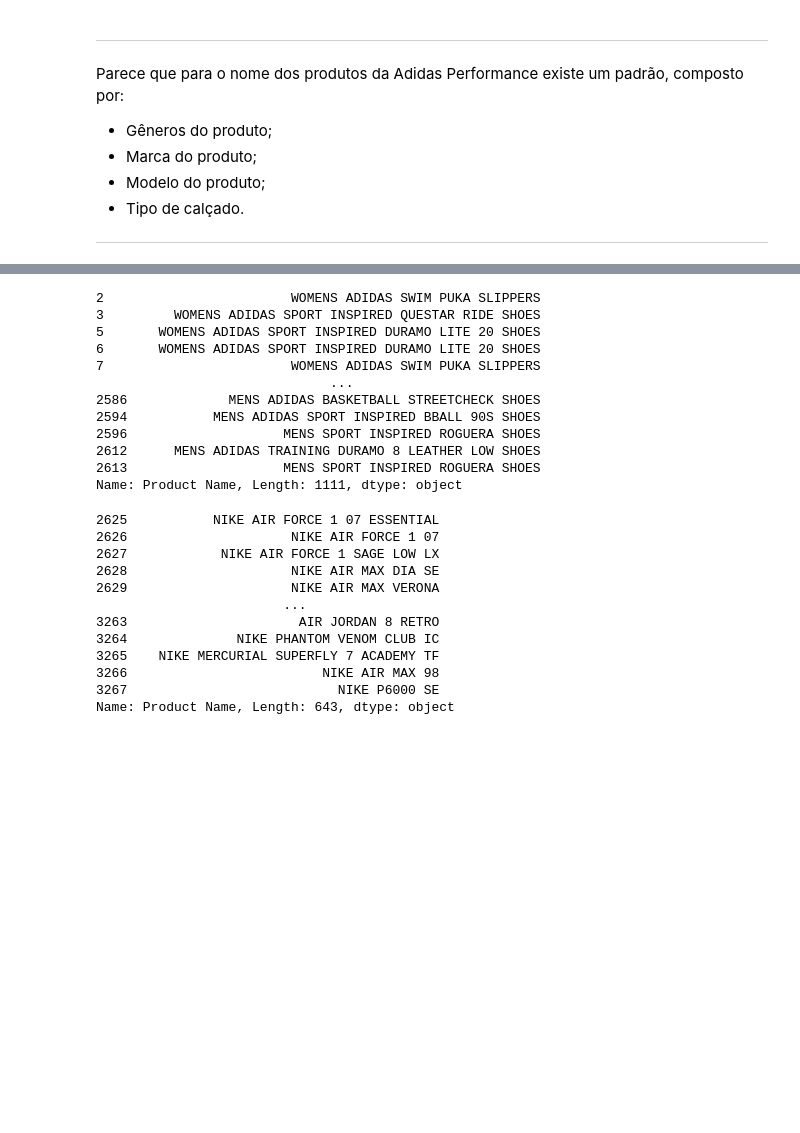
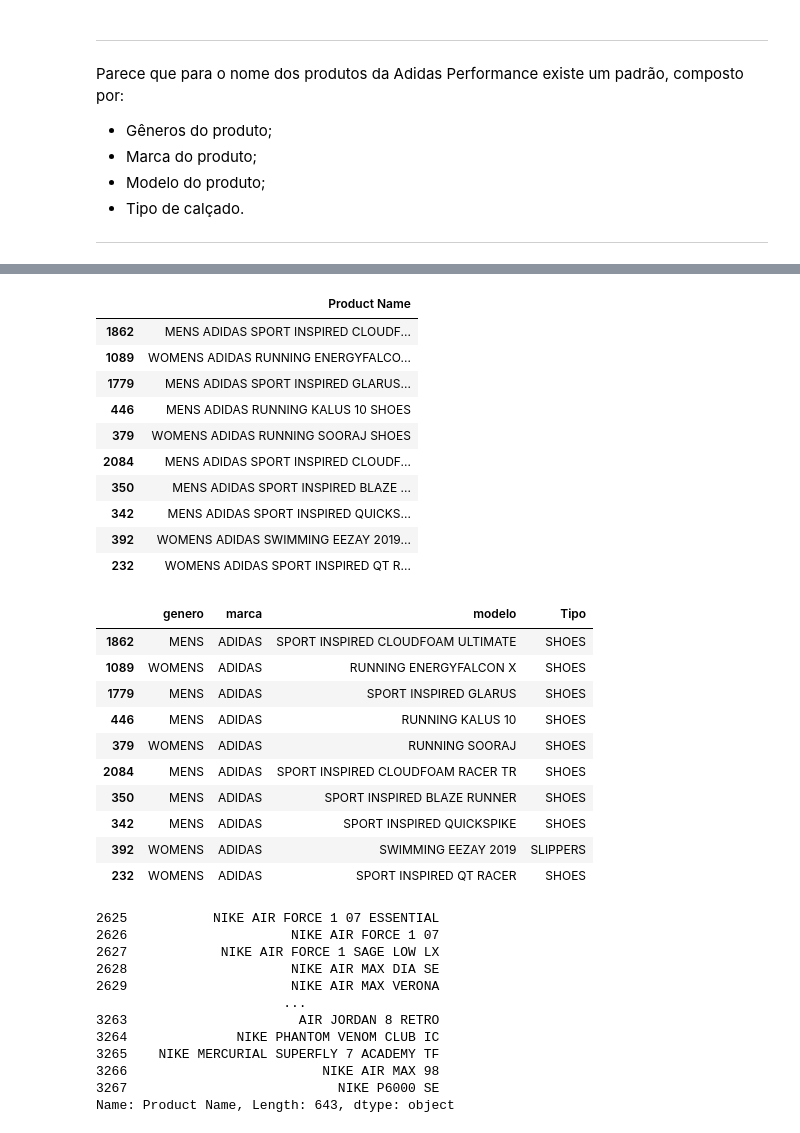
Before and after one commit to MaurilioGauss/AdidasVSNike_kaggle, a Jupyter notebook: CC_adidas_nike.ipynb, the cells around one changed output, grey strips where cells are left out. Saved outputs shown, nothing was run; the diff lists cells and outputs as text; code cells hidden in the pictures; blank space fills up the shorter version.

```diff
--- a/CC_adidas_nike.ipynb
+++ b/CC_adidas_nike.ipynb
@@ -365,15 +403,17 @@ AttributeError: 'NoneType' object has no attribute 'groupdict'
 # %%
-dados[dados['Brand']=='Adidas CORE / NEO']['Product Name']
+lista3 = dados[dados['Brand']=='Adidas CORE / NEO']['Product Name']
+lista3 = lista3.sample(10)
+lista3 = pd.DataFrame(lista3)
+lista3
 # %% [output]
-2                        WOMENS ADIDAS SWIM PUKA SLIPPERS
-3         WOMENS ADIDAS SPORT INSPIRED QUESTAR RIDE SHOES
-5       WOMENS ADIDAS SPORT INSPIRED DURAMO LITE 20 SHOES
-6       WOMENS ADIDAS SPORT INSPIRED DURAMO LITE 20 SHOES
-7                        WOMENS ADIDAS SWIM PUKA SLIPPERS
-                              ...
-2586             MENS ADIDAS BASKETBALL STREETCHECK SHOES
-2594           MENS ADIDAS SPORT INSPIRED BBALL 90S SHOES
-2596                    MENS SPORT INSPIRED ROGUERA SHOES
-2612      MENS ADIDAS TRAINING DURAMO 8 LEATHER LOW SHOES
-2613                    MENS SPORT INSPIRED ROGUERA SHOES
-Name: Product Name, Length: 1111, dtype: object
+|  | Product Name |
+| 1862 | MENS ADIDAS SPORT INSPIRED CLOUDF... |
+| 1089 | WOMENS ADIDAS RUNNING ENERGYFALCO... |
+| 1779 | MENS ADIDAS SPORT INSPIRED GLARUS... |
+| 446 | MENS ADIDAS RUNNING KALUS 10 SHOES |
+| 379 | WOMENS ADIDAS RUNNING SOORAJ SHOES |
+| 2084 | MENS ADIDAS SPORT INSPIRED CLOUDF... |
+| 350 | MENS ADIDAS SPORT INSPIRED BLAZE ... |
+| 342 | MENS ADIDAS SPORT INSPIRED QUICKS... |
+| 392 | WOMENS ADIDAS SWIMMING EEZAY 2019... |
+| 232 | WOMENS ADIDAS SPORT INSPIRED QT R... |
@@ -380,3 +423,17 @@ Name: Product Name, Length: 1111, dtype: object
+# %%
+lista3['Product Name'].apply(lambda x: pd.Series(re.match(pattern2,x).groupdict()))
+# %% [output]
+|  | genero | marca | modelo | Tipo |
+| 1862 | MENS | ADIDAS | SPORT INSPIRED CLOUDFOAM ULTIMATE | SHOES |
+| 1089 | WOMENS | ADIDAS | RUNNING ENERGYFALCON X | SHOES |
+| 1779 | MENS | ADIDAS | SPORT INSPIRED GLARUS | SHOES |
+| 446 | MENS | ADIDAS | RUNNING KALUS 10 | SHOES |
+| 379 | WOMENS | ADIDAS | RUNNING SOORAJ | SHOES |
+| 2084 | MENS | ADIDAS | SPORT INSPIRED CLOUDFOAM RACER TR | SHOES |
+| 350 | MENS | ADIDAS | SPORT INSPIRED BLAZE RUNNER | SHOES |
+| 342 | MENS | ADIDAS | SPORT INSPIRED QUICKSPIKE | SHOES |
+| 392 | WOMENS | ADIDAS | SWIMMING EEZAY 2019 | SLIPPERS |
+| 232 | WOMENS | ADIDAS | SPORT INSPIRED QT RACER | SHOES |
 # %%
 # Lista de dados da Nike
 # %%
```
Also changed, not shown: parts of 9 cells of this notebook.
